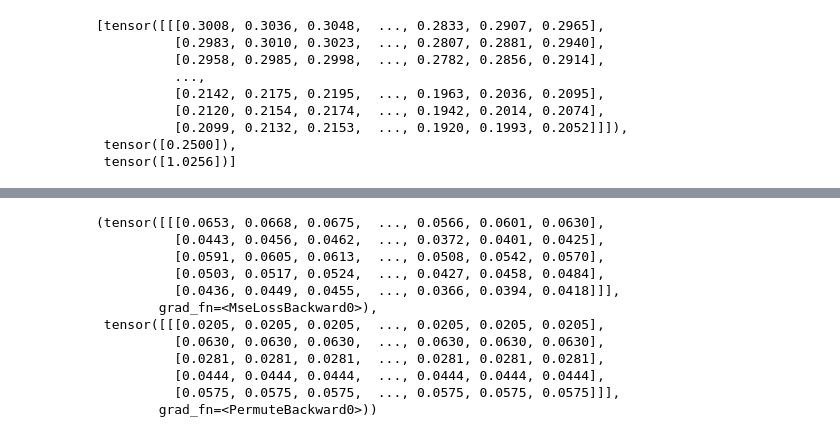
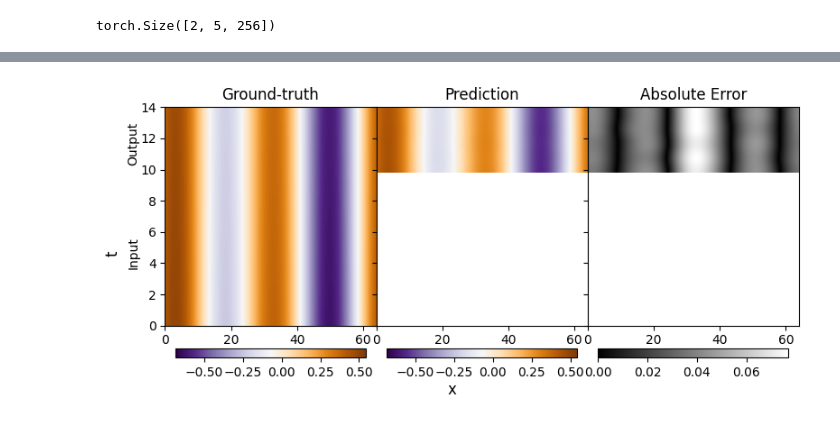
Before and after one commit to elidub/SymPDE, a Jupyter notebook: notebooks/run.ipynb, the cells around one changed output, grey strips where cells are left out. Drawn from its saved outputs; the diff is of its cells as text; code cells hidden in the pictures.

Commit message:
update training pipeline

```diff
--- a/notebooks/run.ipynb
+++ b/notebooks/run.ipynb
@@ -38,0 +32,39 @@ datamodule.setup()
+# %%
+args = parse_options(notebook=True)
+# args.pde_name = 'pde5'
+# args.seed = 1
+# args.version = f'{args.pde_name}_seed{args.seed}'
+args.version = 'test'
+args.train = False
+args.num_workers = 7
+args.local = True
+args.batch_size = 2
+# %%
+pl.seed_everything(args.seed, workers=True)
+
+datamodule = PDEDataModule(
+    pde_name = args.pde_name,
+    data_dir = args.data_dir,
+    batch_size = args.batch_size,
+    num_workers = args.num_workers
+)
+
+model = setup_model(args)
+
+trainer = pl.Trainer(
+    logger=pl.loggers.TensorBoardLogger(
+        args.log_dir, name=args.net, version=args.version
+    ),
+    max_epochs=args.max_epochs,
+    log_every_n_steps=1,
+    accelerator="gpu" if torch.cuda.is_available() else "cpu",
+    callbacks = [
+        pl.callbacks.TQDMProgressBar(refresh_rate=1000),
+    ],
+    deterministic=True
+)
+
+# if args.train:
+#     trainer.fit(model, datamodule=datamodule)
+
+# trainer.test(model, datamodule=datamodule)
@@ -39,13 +78,3 @@ datamodule.setup()
 # %%
+datamodule.setup(stage='test')
 batch = next(iter(datamodule.train_dataloader()))
-batch
-# %% [output]
-[tensor([[[0.3008, 0.3036, 0.3048,  ..., 0.2833, 0.2907, 0.2965],
-          [0.2983, 0.3010, 0.3023,  ..., 0.2807, 0.2881, 0.2940],
-          [0.2958, 0.2985, 0.2998,  ..., 0.2782, 0.2856, 0.2914],
-          ...,
-          [0.2142, 0.2175, 0.2195,  ..., 0.1963, 0.2036, 0.2095],
-          [0.2120, 0.2154, 0.2174,  ..., 0.1942, 0.2014, 0.2074],
-          [0.2099, 0.2132, 0.2153,  ..., 0.1920, 0.1993, 0.2052]]]),
- tensor([0.2500]),
- tensor([1.0256])]
@@ -55,3 +84,11 @@ y_hat, y = model(batch)
+# %%
+model = model.eval()
+y_pred, y = model(batch)
+y_pred = y_pred.detach().cpu().numpy()
+# %%
+y_pred.shape
+# %% [output]
+torch.Size([2, 5, 256])
 # %%
-model.step(batch)
+model.log_fig(batch, y_pred.detach())
 # %% [output]
@@ -59,12 +95 @@ model.step(batch)
-(tensor([[[0.0653, 0.0668, 0.0675,  ..., 0.0566, 0.0601, 0.0630],
-          [0.0443, 0.0456, 0.0462,  ..., 0.0372, 0.0401, 0.0425],
-          [0.0591, 0.0605, 0.0613,  ..., 0.0508, 0.0542, 0.0570],
-          [0.0503, 0.0517, 0.0524,  ..., 0.0427, 0.0458, 0.0484],
-          [0.0436, 0.0449, 0.0455,  ..., 0.0366, 0.0394, 0.0418]]],
-        grad_fn=<MseLossBackward0>),
- tensor([[[0.0205, 0.0205, 0.0205,  ..., 0.0205, 0.0205, 0.0205],
-          [0.0630, 0.0630, 0.0630,  ..., 0.0630, 0.0630, 0.0630],
-          [0.0281, 0.0281, 0.0281,  ..., 0.0281, 0.0281, 0.0281],
-          [0.0444, 0.0444, 0.0444,  ..., 0.0444, 0.0444, 0.0444],
-          [0.0575, 0.0575, 0.0575,  ..., 0.0575, 0.0575, 0.0575]]],
-        grad_fn=<PermuteBackward0>))
+[figure, added]
```
Also changed, not shown: parts of 11 cells of this notebook, 10 other files.
